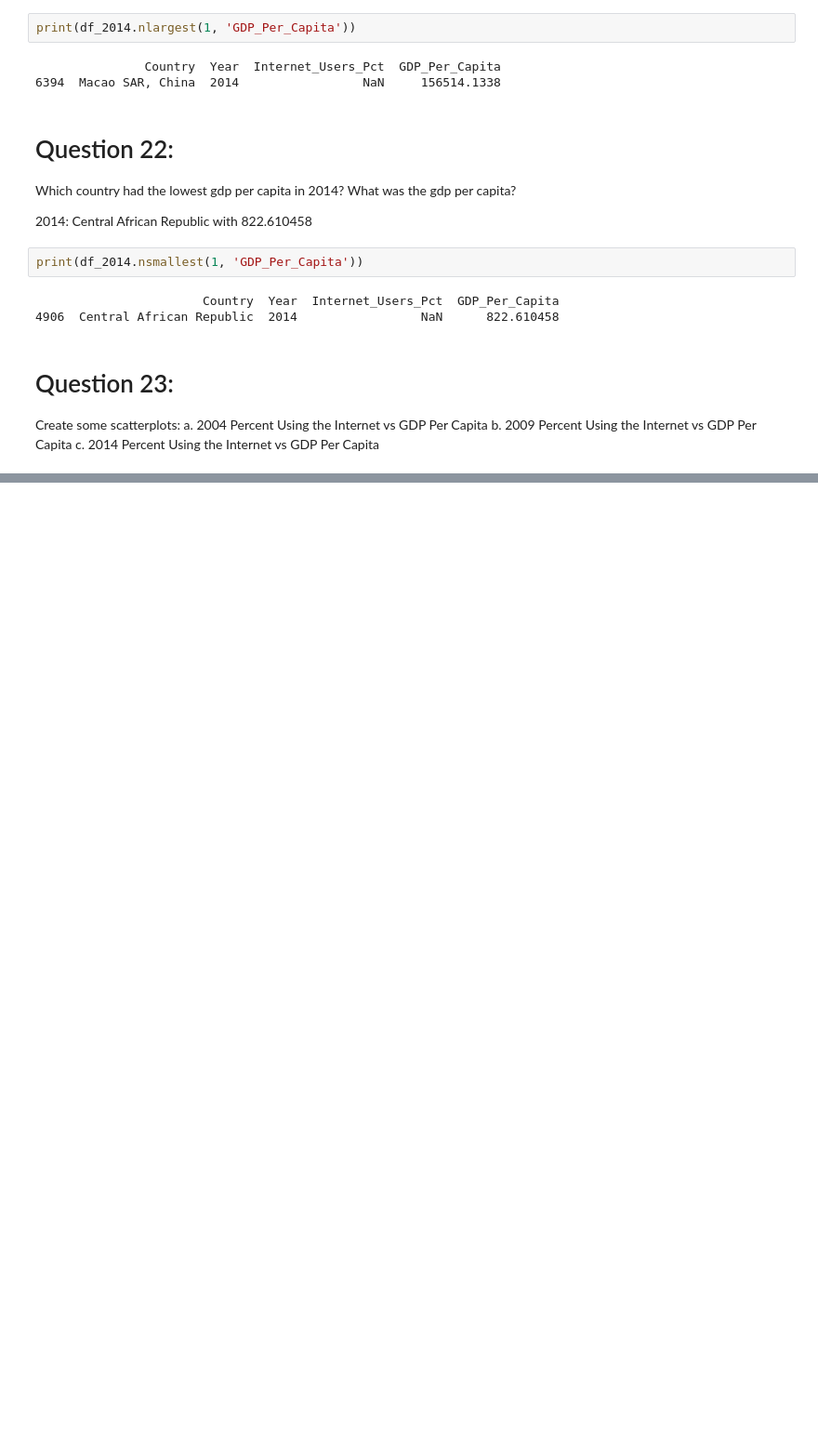
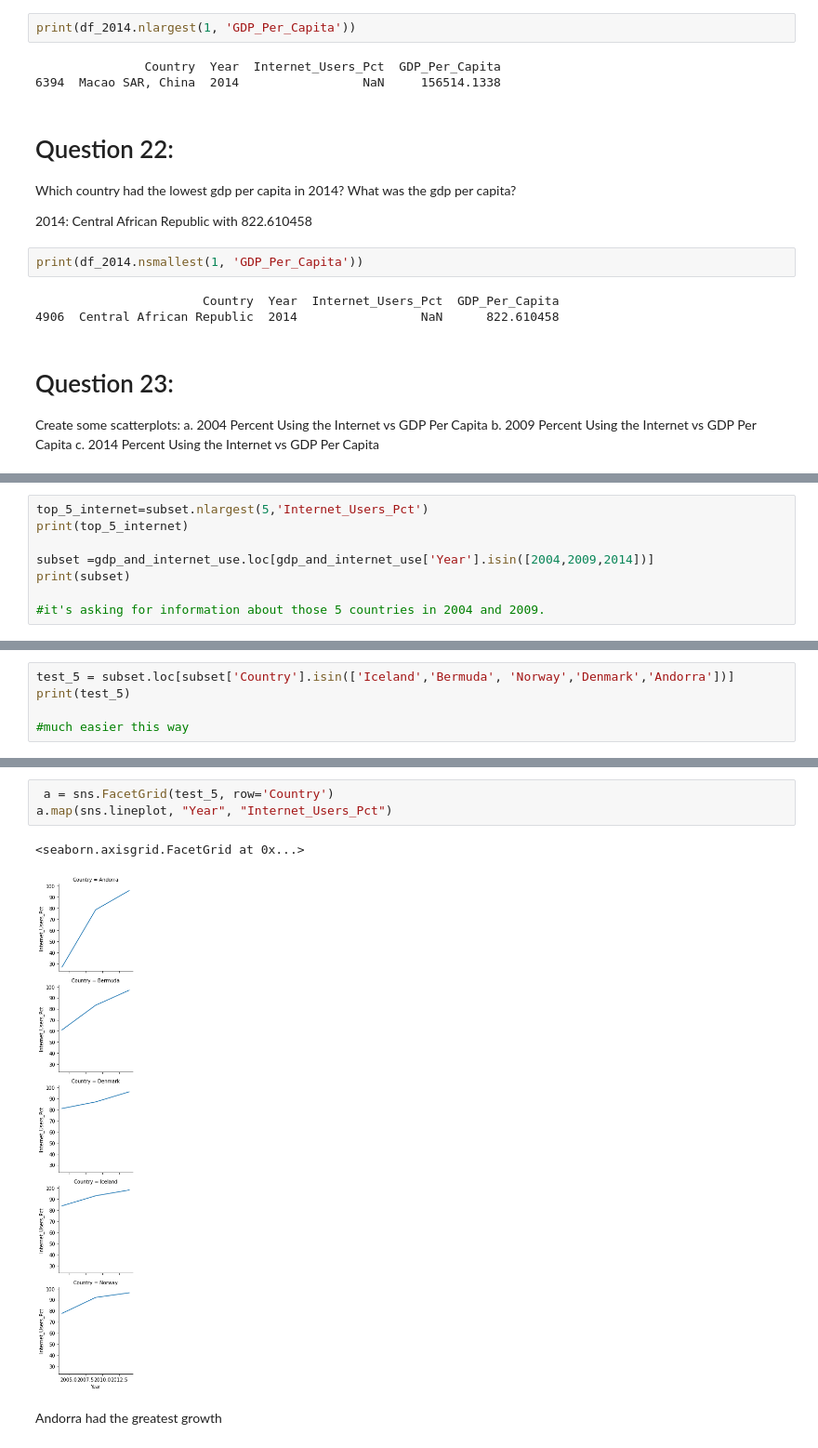
Before and after one commit to rebeccagwolfe/gdp-and-internet-usage-rebeccagwolfe, a Jupyter notebook: Notebooks/rwpython_notebook.ipynb, the cells around one changed output, grey strips where cells are left out. Shown at 93% size. Saved outputs shown, nothing was run; the diff lists cells and outputs as text; blank space fills up the shorter version.

```diff
--- a/Notebooks/rwpython_notebook.ipynb
+++ b/Notebooks/rwpython_notebook.ipynb
@@ -466,0 +510,8 @@ Are there differences across years? What do the plots tell you about any relatio
+# %%
+top_5_internet=subset.nlargest(5,'Internet_Users_Pct')
+print(top_5_internet)
+
+subset =gdp_and_internet_use.loc[gdp_and_internet_use['Year'].isin([2004,2009,2014])]
+print(subset)
+
+#it's asking for information about those 5 countries in 2004 and 2009.
@@ -466,0 +607,5 @@ Are there differences across years? What do the plots tell you about any relatio
+# %%
+test_5 = subset.loc[subset['Country'].isin(['Iceland','Bermuda', 'Norway','Denmark','Andorra'])]
+print(test_5)
+
+#much easier this way
@@ -466,0 +645,8 @@ Are there differences across years? What do the plots tell you about any relatio
+# %%
+ a = sns.FacetGrid(test_5, row='Country')
+a.map(sns.lineplot, "Year", "Internet_Users_Pct")
+# %% [output]
+<seaborn.axisgrid.FacetGrid at 0x...>
+[figure, added]
+# %% [markdown]
+Andorra had the greatest growth
```
Also changed, not shown: parts of 41 cells of this notebook.
